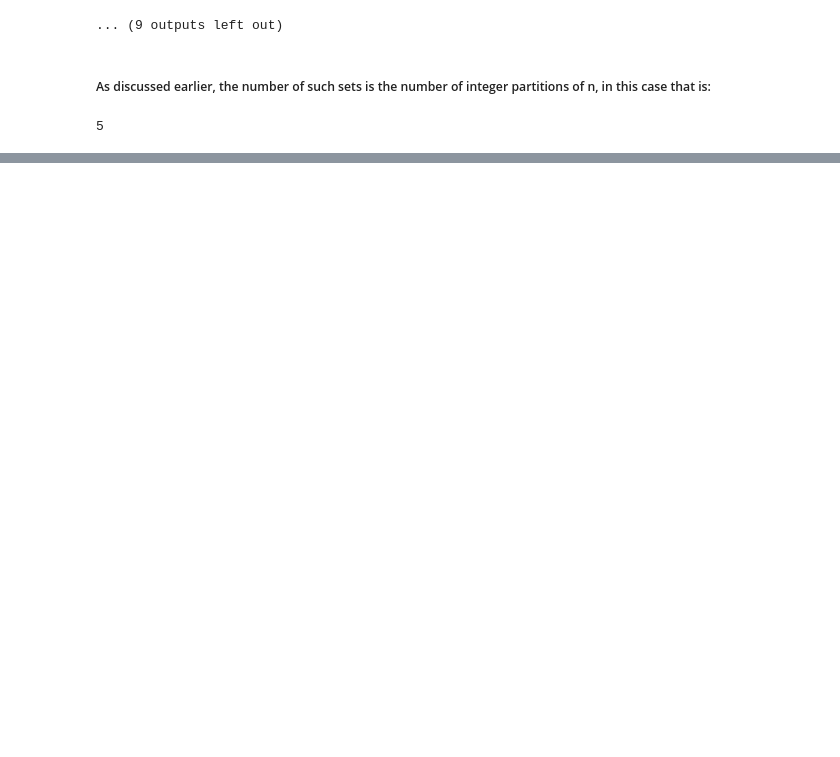
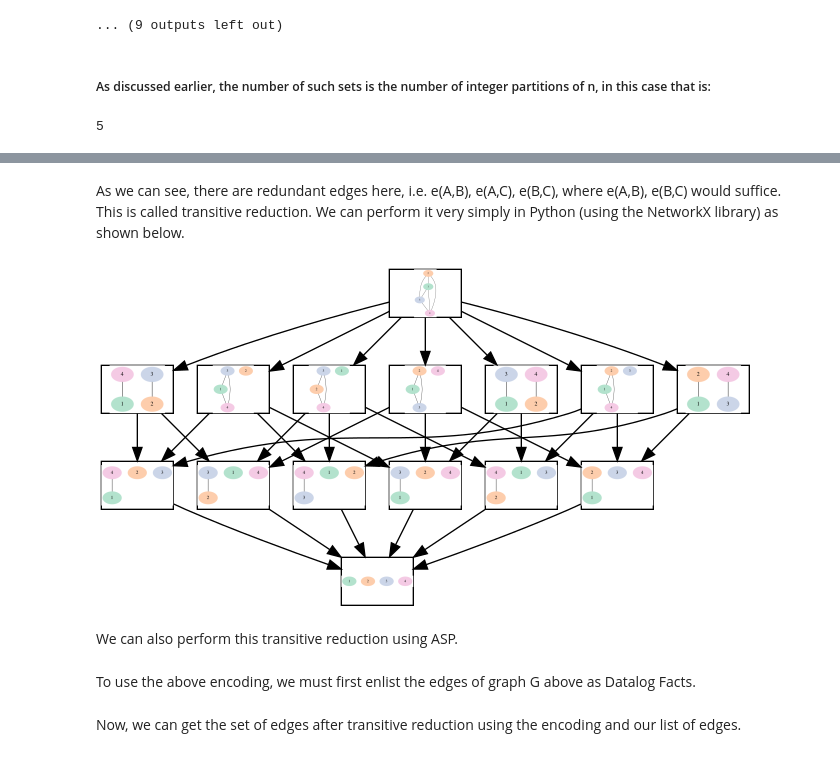
Before and after one commit to sahil1105/PWE-demos-dev, a Jupyter notebook: Partitions-Bell-Number.ipynb, the cells around one changed output, grey strips where cells are left out. Saved outputs shown, nothing was run; the diff lists cells and outputs as text; code cells hidden in the pictures; blank space fills up the shorter version.

```diff
--- a/Partitions-Bell-Number.ipynb
+++ b/Partitions-Bell-Number.ipynb
@@ -173,0 +282,14 @@ len(sets)
+# %% [markdown]
+As we can see, there are redundant edges here, i.e. e(A,B), e(A,C), e(B,C), where e(A,B), e(B,C) would suffice. This is called transitive reduction. We can perform it very simply in Python (using the NetworkX library) as shown below.
+# %%
+G_trans_redcd = nx.algorithms.dag.transitive_reduction(G)
+
+# Copying over the Graphviz styling from G
+for n in G.nodes:
+    for k,v in G.nodes[n].items():
+        G_trans_redcd.nodes[n][k] = v
+draw(G_trans_redcd)
+# %% [output]
+[figure, added]
+# %% [markdown]
+We can also perform this transitive reduction using ASP.
@@ -173,0 +309,2 @@ len(sets)
+# %% [markdown]
+To use the above encoding, we must first enlist the edges of graph G above as Datalog Facts.
@@ -173,0 +313,2 @@ len(sets)
+# %% [markdown]
+Now, we can get the set of edges after transitive reduction using the encoding and our list of edges.
```
Also changed, not shown: parts of 33 cells of this notebook, 15 other files.
